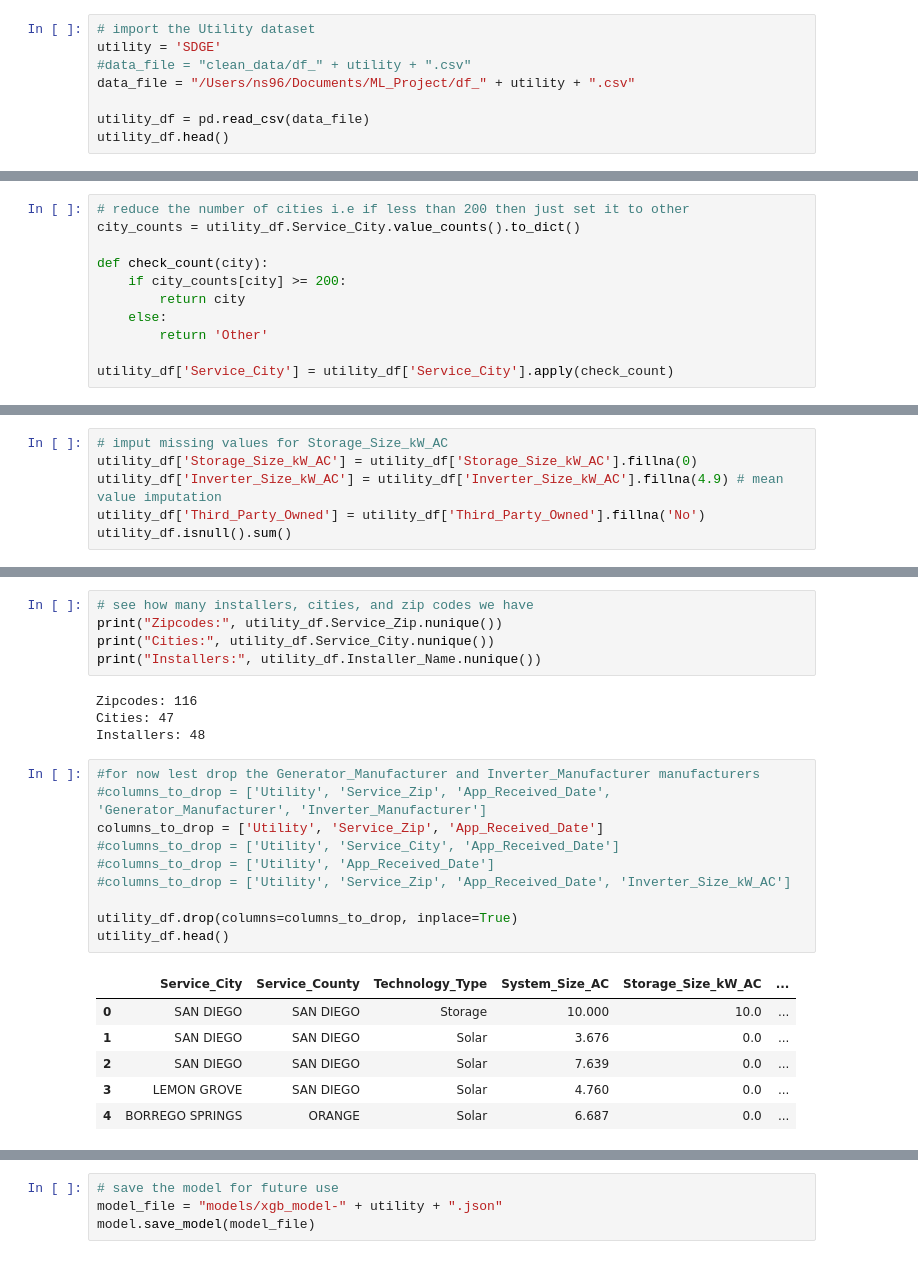
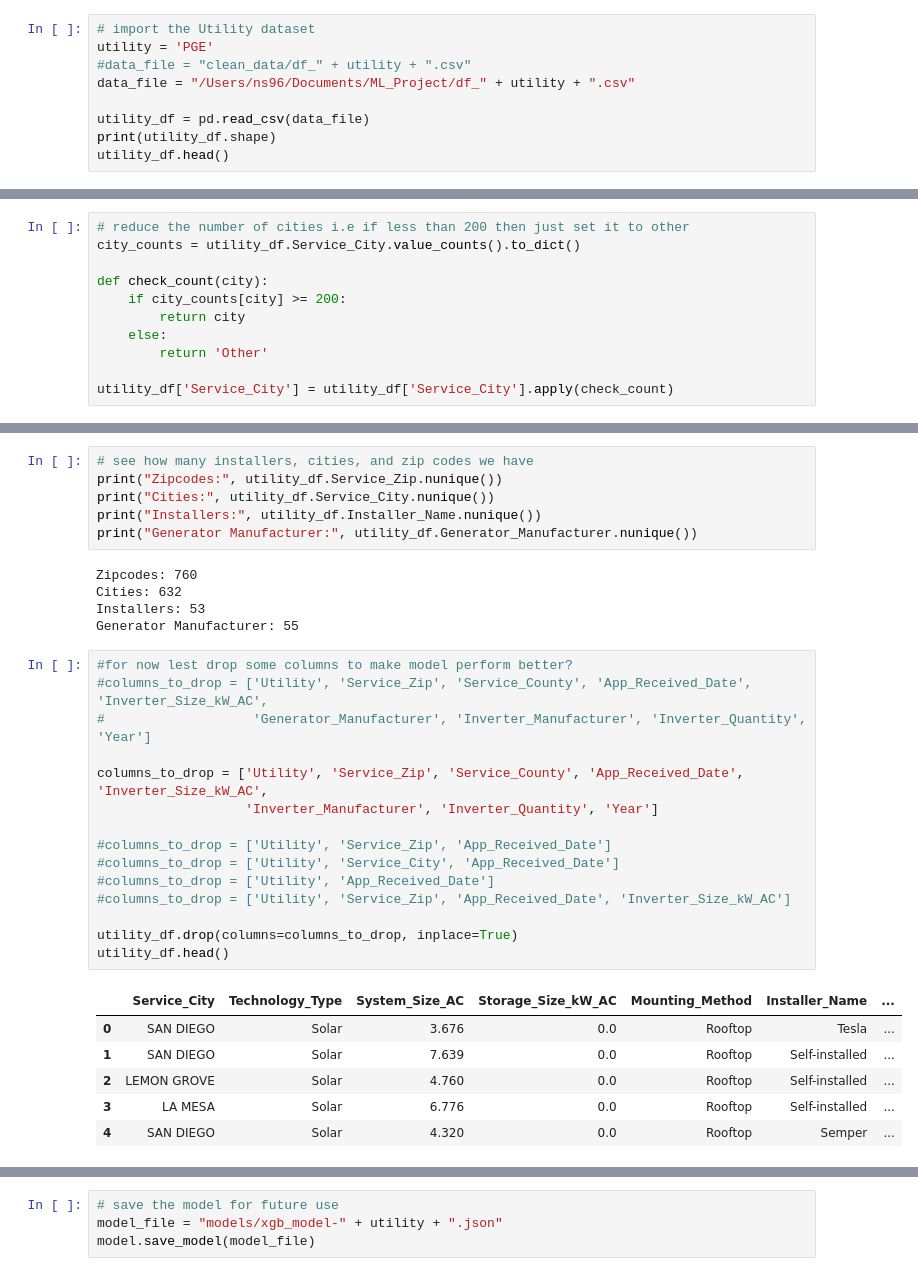
Before and after one commit to ns96/ML_Project, a Jupyter notebook: ml_nstevens.ipynb, the cells around one changed output, grey strips where cells are left out. Cells and saved outputs as stored; diff of their text form.

```diff
--- a/ml_nstevens.ipynb
+++ b/ml_nstevens.ipynb
@@ -25,10 +25,11 @@ hw = tf.config.get_visible_devices()
 tf.config.set_visible_devices(hw[0])
 # %%
 # import the Utility dataset
-utility = 'SDGE'
+utility = 'PGE'
 #data_file = "clean_data/df_" + utility + ".csv"
 data_file = "/Users/ns96/Documents/ML_Project/df_" + utility + ".csv"
 
 utility_df = pd.read_csv(data_file)
+print(utility_df.shape)
 utility_df.head()
 # %% [output]
@@ -111,6 +94,0 @@ memory usage: 24.4+ MB
-# %%
-# imput missing values for Storage_Size_kW_AC
-utility_df['Storage_Size_kW_AC'] = utility_df['Storage_Size_kW_AC'].fillna(0)
-utility_df['Inverter_Size_kW_AC'] = utility_df['Inverter_Size_kW_AC'].fillna(4.9) # mean value imputation
-utility_df['Third_Party_Owned'] = utility_df['Third_Party_Owned'].fillna('No')
-utility_df.isnull().sum()
@@ -140,27 +103,34 @@ dtype: int64
 print("Zipcodes:", utility_df.Service_Zip.nunique())
 print("Cities:", utility_df.Service_City.nunique())
 print("Installers:", utility_df.Installer_Name.nunique())
+print("Generator Manufacturer:", utility_df.Generator_Manufacturer.nunique())
 # %% [output]
-Zipcodes: 116
-Cities: 47
-Installers: 48
+Zipcodes: 760
+Cities: 632
+Installers: 53
+Generator Manufacturer: 55
 # %%
-#for now lest drop the Generator_Manufacturer and Inverter_Manufacturer manufacturers
-#columns_to_drop = ['Utility', 'Service_Zip', 'App_Received_Date', 'Generator_Manufacturer', 'Inverter_Manufacturer']
-columns_to_drop = ['Utility', 'Service_Zip', 'App_Received_Date']
+#for now lest drop some columns to make model perform better?
+#columns_to_drop = ['Utility', 'Service_Zip', 'Service_County', 'App_Received_Date', 'Inverter_Size_kW_AC',
+#                   'Generator_Manufacturer', 'Inverter_Manufacturer', 'Inverter_Quantity', 'Year']
+
+columns_to_drop = ['Utility', 'Service_Zip', 'Service_County', 'App_Received_Date', 'Inverter_Size_kW_AC',
+                   'Inverter_Manufacturer', 'Inverter_Quantity', 'Year']
+
+#columns_to_drop = ['Utility', 'Service_Zip', 'App_Received_Date']
 #columns_to_drop = ['Utility', 'Service_City', 'App_Received_Date']
 #columns_to_drop = ['Utility', 'App_Received_Date']
 #columns_to_drop = ['Utility', 'Service_Zip', 'App_Received_Date', 'Inverter_Size_kW_AC']
 
 utility_df.drop(columns=columns_to_drop, inplace=True)
 utility_df.head()
 # %% [output]
-|  | Service_City | Service_County | Technology_Type | System_Size_AC | Storage_Size_kW_AC | ... |
-| 0 | SAN DIEGO | SAN DIEGO | Storage | 10.000 | 10.0 | ... |
-| 1 | SAN DIEGO | SAN DIEGO | Solar | 3.676 | 0.0 | ... |
-| 2 | SAN DIEGO | SAN DIEGO | Solar | 7.639 | 0.0 | ... |
-| 3 | LEMON GROVE | SAN DIEGO | Solar | 4.760 | 0.0 | ... |
-| 4 | BORREGO SPRINGS | ORANGE | Solar | 6.687 | 0.0 | ... |
+|  | Service_City | Technology_Type | System_Size_AC | Storage_Size_kW_AC | Mounting_Method | Installer_Name | ... |
+| 0 | SAN DIEGO | Solar | 3.676 | 0.0 | Rooftop | Tesla | ... |
+| 1 | SAN DIEGO | Solar | 7.639 | 0.0 | Rooftop | Self-installed | ... |
+| 2 | LEMON GROVE | Solar | 4.760 | 0.0 | Rooftop | Self-installed | ... |
+| 3 | LA MESA | Solar | 6.776 | 0.0 | Rooftop | Self-installed | ... |
+| 4 | SAN DIEGO | Solar | 4.320 | 0.0 | Rooftop | Semper | ... |
 # %%
 # Convert categorical data to numeric with `pd.get_dummies`
 cat_columns = utility_df.dtypes[utility_df.dtypes == "object"].index.tolist()
```
Also changed, not shown: parts of 25 cells of this notebook, 3 other files.
